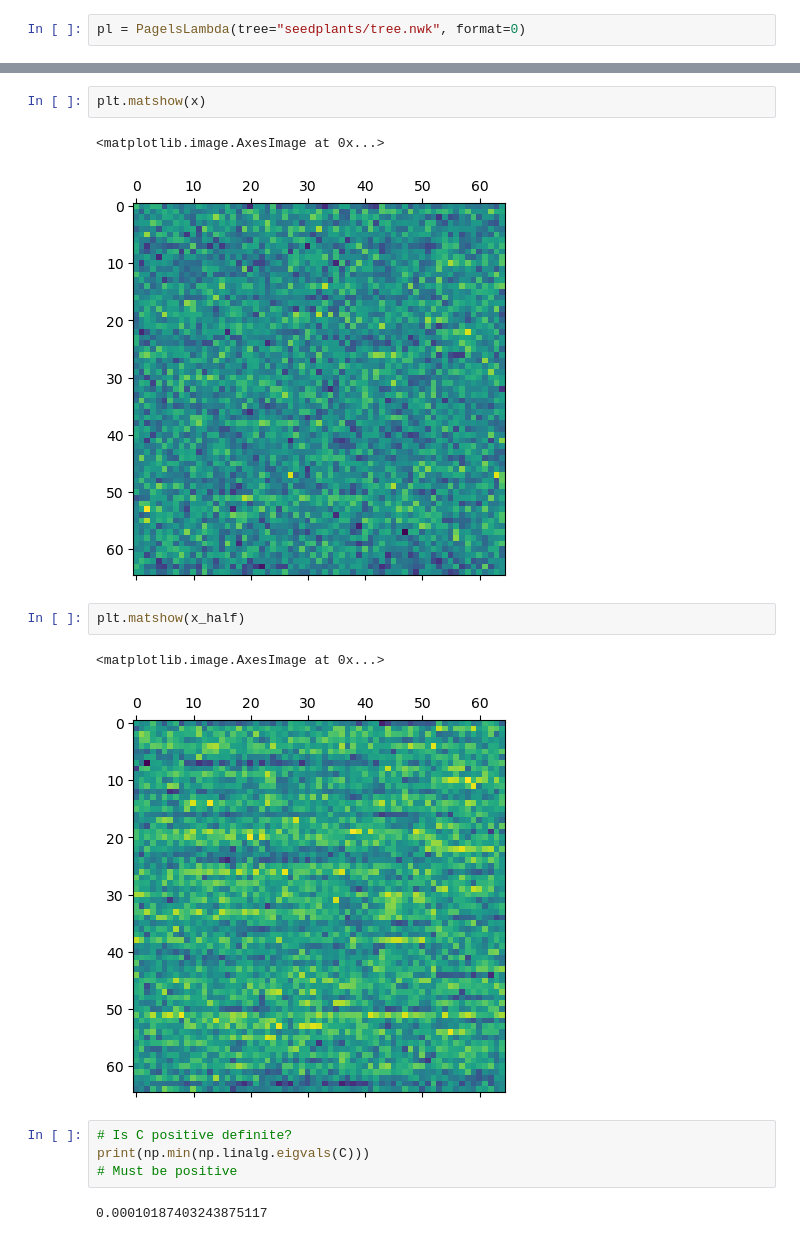
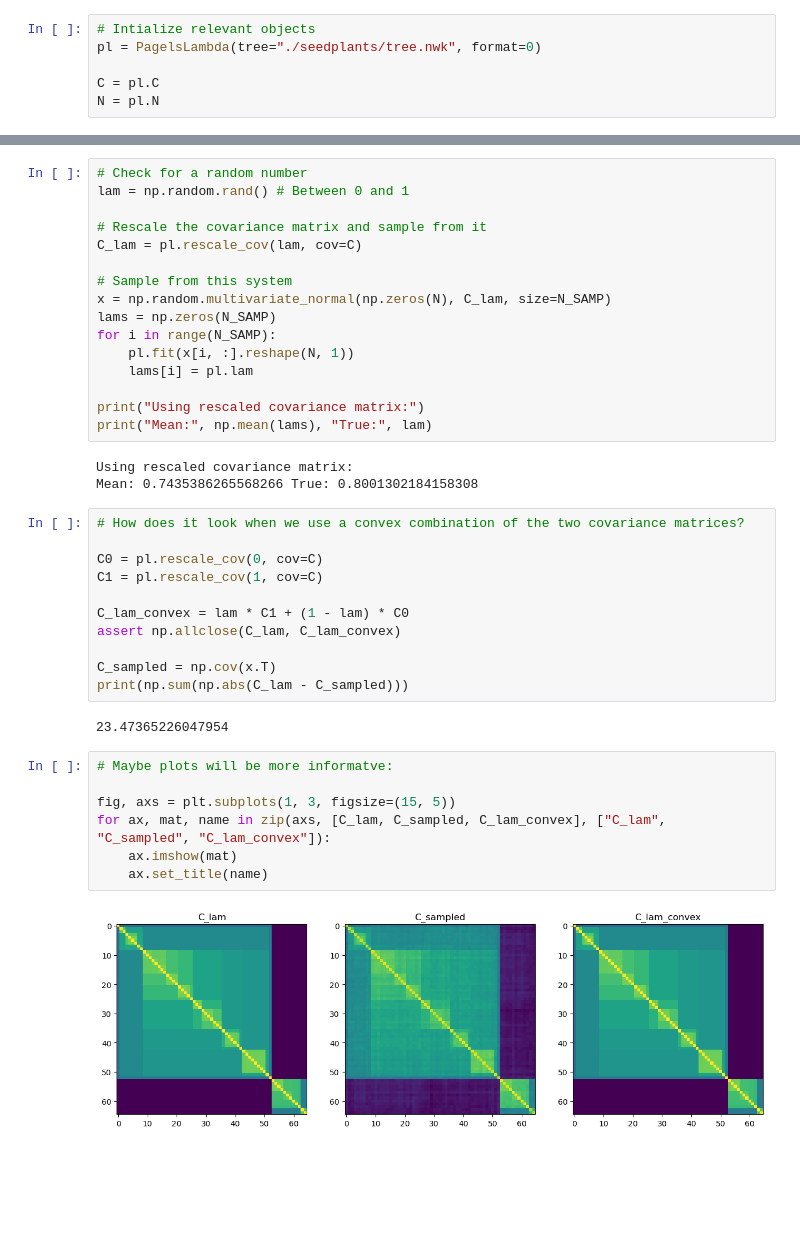
Before and after one commit to pchlenski/phylosig, a Jupyter notebook: 07_convex_combination.ipynb, the cells around one changed output, grey strips where cells are left out. Cells and saved outputs as stored; diff of their text form; blank space fills up the shorter version.

Commit message:
Convex combo experiments

```diff
--- a/07_convex_combination.ipynb
+++ b/07_convex_combination.ipynb
@@ -8,2 +19,6 @@ from src.phylogenetic_signal import PagelsLambda
 # %%
-pl = PagelsLambda(tree="seedplants/tree.nwk", format=0)
+# Intialize relevant objects
+pl = PagelsLambda(tree="./seedplants/tree.nwk", format=0)
+
+C = pl.C
+N = pl.N
@@ -20,16 +25,41 @@ plt.imshow(C+C_zero)
-# %%
-plt.matshow(x)
-# %% [output]
-<matplotlib.image.AxesImage at 0x...>
-[figure, removed]
-# %%
-plt.matshow(x_half)
-# %% [output]
-<matplotlib.image.AxesImage at 0x...>
-[figure, removed]
-# %%
-# Is C positive definite?
-print(np.min(np.linalg.eigvals(C)))
-# Must be positive
-# %% [output]
-0.00010187403243875117
+# %%
+# Check for a random number
+lam = np.random.rand() # Between 0 and 1
+
+# Rescale the covariance matrix and sample from it
+C_lam = pl.rescale_cov(lam, cov=C)
+
+# Sample from this system
+x = np.random.multivariate_normal(np.zeros(N), C_lam, size=N_SAMP)
+lams = np.zeros(N_SAMP)
+for i in range(N_SAMP):
+    pl.fit(x[i, :].reshape(N, 1))
+    lams[i] = pl.lam
+
+print("Using rescaled covariance matrix:")
+print("Mean:", np.mean(lams), "True:", lam)
+# %% [output]
+Using rescaled covariance matrix:
+Mean: 0.7435386265568266 True: 0.8001302184158308
+# %%
+# How does it look when we use a convex combination of the two covariance matrices?
+
+C0 = pl.rescale_cov(0, cov=C)
+C1 = pl.rescale_cov(1, cov=C)
+
+C_lam_convex = lam * C1 + (1 - lam) * C0
+assert np.allclose(C_lam, C_lam_convex)
+
+C_sampled = np.cov(x.T)
+print(np.sum(np.abs(C_lam - C_sampled)))
+# %% [output]
+23.47365226047954
+# %%
+# Maybe plots will be more informatve:
+
+fig, axs = plt.subplots(1, 3, figsize=(15, 5))
+for ax, mat, name in zip(axs, [C_lam, C_sampled, C_lam_convex], ["C_lam", "C_sampled", "C_lam_convex"]):
+    ax.imshow(mat)
+    ax.set_title(name)
+# %% [output]
+[figure, added]
```
Also changed, not shown: parts of 11 cells of this notebook, 3 other files.
